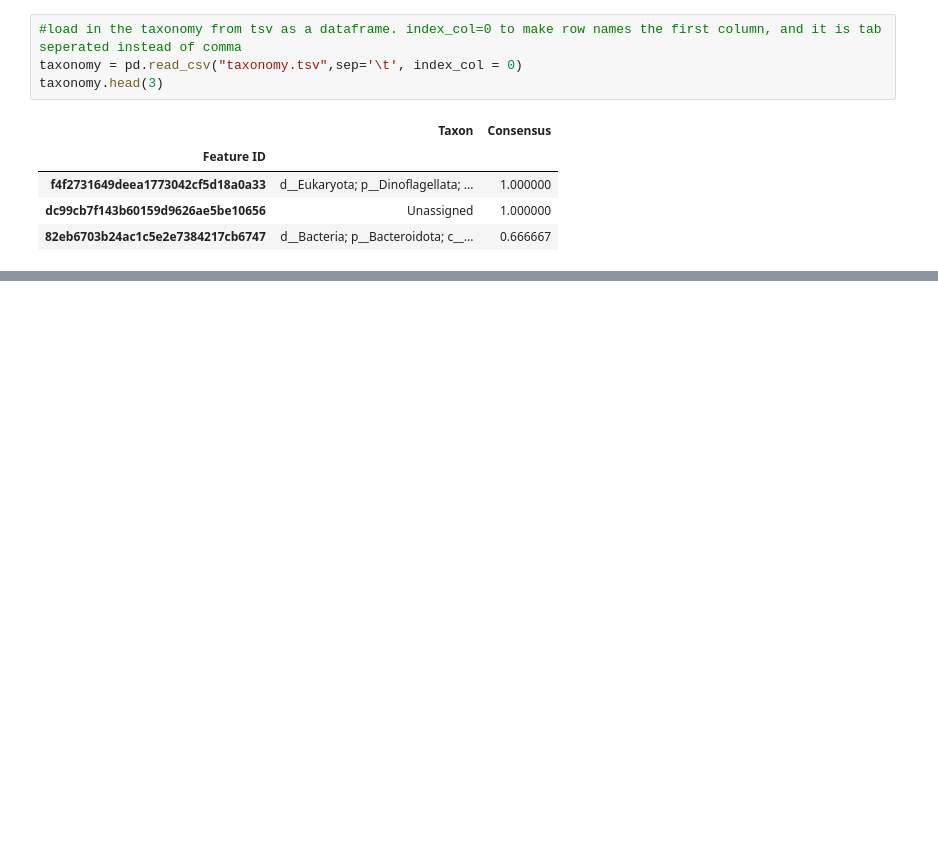
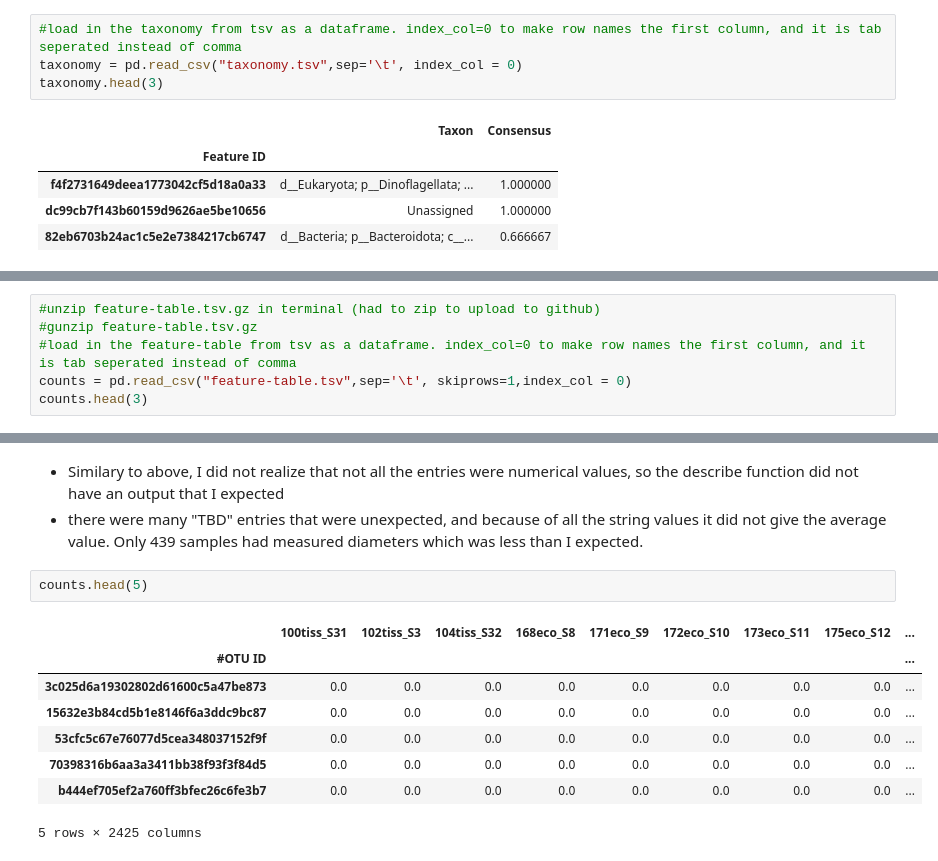
Before and after one commit to brookewicz/ds4bio, a Jupyter notebook: project3.ipynb, the cells around one changed output, grey strips where cells are left out. Drawn from its saved outputs; the diff is of its cells as text; blank space fills up the shorter version.

```diff
--- a/project3.ipynb
+++ b/project3.ipynb
@@ -194,0 +163,6 @@ print(df)
+# %%
+#unzip feature-table.tsv.gz in terminal (had to zip to upload to github)
+#gunzip feature-table.tsv.gz
+#load in the feature-table from tsv as a dataframe. index_col=0 to make row names the first column, and it is tab seperated instead of comma
+counts = pd.read_csv("feature-table.tsv",sep='\t', skiprows=1,index_col = 0)
+counts.head(3)
@@ -194,0 +219,14 @@ print(df)
+# %% [markdown]
+- Similary to above, I did not realize that not all the entries were numerical values, so the describe function did not have an output that I expected
+- there were many "TBD" entries that were unexpected, and because of all the string values it did not give the average value. Only 439 samples had measured diameters which was less than I expected.
+# %%
+counts.head(5)
+# %% [output]
+|  | 100tiss_S31 | 102tiss_S3 | 104tiss_S32 | 168eco_S8 | 171eco_S9 | 172eco_S10 | 173eco_S11 | 175eco_S12 | ... |
+| #OTU ID |  |  |  |  |  |  |  |  | ... |
+| 3c025d6a19302802d61600c5a47be873 | 0.0 | 0.0 | 0.0 | 0.0 | 0.0 | 0.0 | 0.0 | 0.0 | ... |
+| 15632e3b84cd5b1e8146f6a3ddc9bc87 | 0.0 | 0.0 | 0.0 | 0.0 | 0.0 | 0.0 | 0.0 | 0.0 | ... |
+| 53cfc5c67e76077d5cea348037152f9f | 0.0 | 0.0 | 0.0 | 0.0 | 0.0 | 0.0 | 0.0 | 0.0 | ... |
+| 70398316b6aa3a3411bb38f93f3f84d5 | 0.0 | 0.0 | 0.0 | 0.0 | 0.0 | 0.0 | 0.0 | 0.0 | ... |
+| b444ef705ef2a760ff3bfec26c6fe3b7 | 0.0 | 0.0 | 0.0 | 0.0 | 0.0 | 0.0 | 0.0 | 0.0 | ... |
+5 rows × 2425 columns
```
Also changed, not shown: parts of 31 cells of this notebook.
